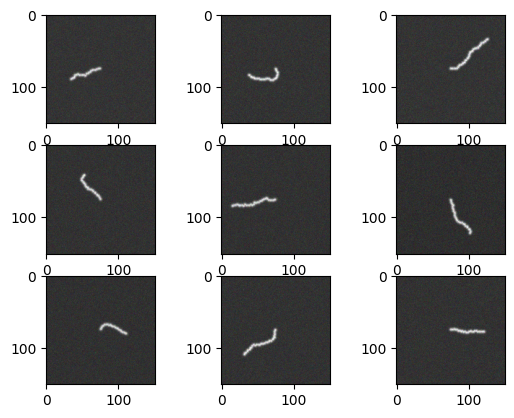
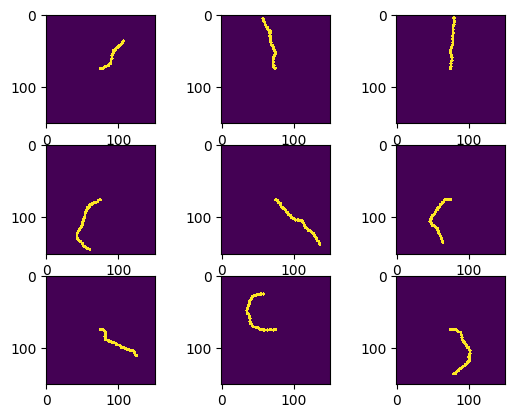
Unified diff of the notebook cell whose output changed from the first chart to the second:
--- before
+++ after
@@ -2,5 +2,5 @@
 fig, ax = plt.subplots(3,3)
 ax = ax.ravel()
-for i,img_file in enumerate(os.listdir(f)[18:27]):
+for i,img_file in enumerate(os.listdir(f)[9:18]):
     img, true_density, mask = list(torch.load(os.path.join(f,img_file), weights_only=True).values())
-    ax[i].imshow(img.permute(1,2,3,0).amax(0))
+    ax[i].imshow(mask[0].amax(0), interpolation="none")

Commit: EDIT: phantoms output binary neuron mask rather than tracking boundary mask.